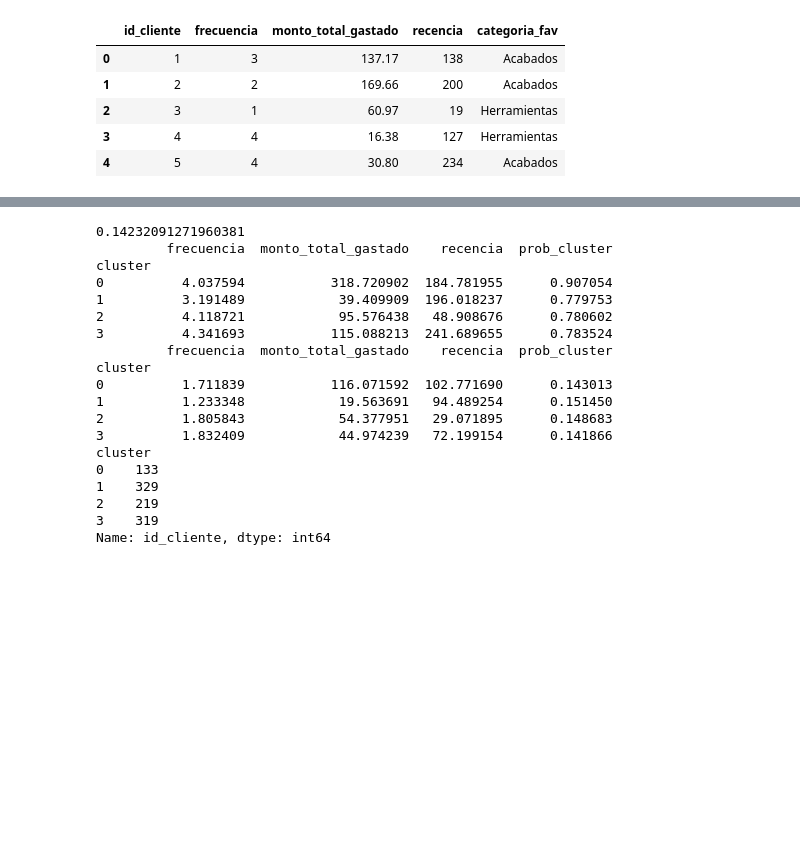
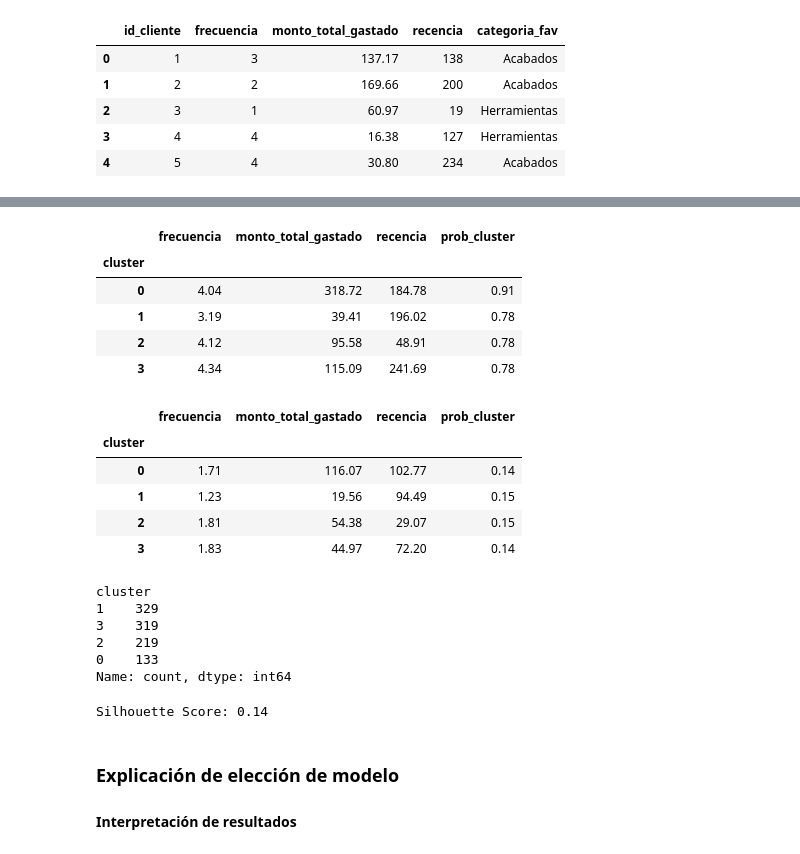
Before and after one commit to gian-castillero/prueba-tecnica-cochez, a Jupyter notebook: sistema-recomendacion.ipynb, the cells around one changed output, grey strips where cells are left out. Drawn from its saved outputs; the diff is of its cells as text; code cells hidden in the pictures; blank space fills up the shorter version.

```diff
--- a/sistema-recomendacion.ipynb
+++ b/sistema-recomendacion.ipynb
@@ -84,41 +94,55 @@ plt.show
 # %%
 from sklearn.metrics import silhouette_score
 
 # Número óptimo de clusters minimizando BIC
 k = k_values[np.argmin(bic)]
 
 # Modelo con número optimo de clusters
 gmm = GaussianMixture(n_components=k, random_state=220516)
 gmm.fit(X_scaled)
 
 # Asignar el cluster y probabilidad a cada cliente
 df["cluster"] = gmm.predict(X_scaled)
 df["prob_cluster"] = gmm.predict_proba(X_scaled).max(axis=1)
 
-# Calcular el silhouette score
-silhouette = silhouette_score(X_scaled, df["cluster"])
-print(silhouette)
-
-print(df.groupby("cluster")[["frecuencia", "monto_total_gastado", "recencia", "prob_cluster"]].mean())
-print(df.groupby("cluster")[["frecuencia", "monto_total_gastado", "recencia", "prob_cluster"]].std())
-print(df.groupby("cluster")["id_cliente"].count())
+#Promedio por cluster
+df.groupby("cluster")[["frecuencia", "monto_total_gastado", "recencia", "prob_cluster"]].mean().round(2)
 # %% [output]
-0.14232091271960381
-         frecuencia  monto_total_gastado    recencia  prob_cluster
-cluster
-0          4.037594           318.720902  184.781955      0.907054
-1          3.191489            39.409909  196.018237      0.779753
-2          4.118721            95.576438   48.908676      0.780602
-3          4.341693           115.088213  241.689655      0.783524
-         frecuencia  monto_total_gastado    recencia  prob_cluster
-cluster
-0          1.711839           116.071592  102.771690      0.143013
-1          1.233348            19.563691   94.489254      0.151450
-2          1.805843            54.377951   29.071895      0.148683
-3          1.832409            44.974239   72.199154      0.141866
-cluster
-0    133
-1    329
-2    219
-3    319
-Name: id_cliente, dtype: int64
+|  | frecuencia | monto_total_gastado | recencia | prob_cluster |
+| cluster |  |  |  |  |
+| 0 | 4.04 | 318.72 | 184.78 | 0.91 |
+| 1 | 3.19 | 39.41 | 196.02 | 0.78 |
+| 2 | 4.12 | 95.58 | 48.91 | 0.78 |
+| 3 | 4.34 | 115.09 | 241.69 | 0.78 |
+# %%
+#Desviación estándar por cluster
+df.groupby("cluster")[["frecuencia", "monto_total_gastado", "recencia", "prob_cluster"]].std().round(2)
+# %% [output]
+|  | frecuencia | monto_total_gastado | recencia | prob_cluster |
+| cluster |  |  |  |  |
+| 0 | 1.71 | 116.07 | 102.77 | 0.14 |
+| 1 | 1.23 | 19.56 | 94.49 | 0.15 |
+| 2 | 1.81 | 54.38 | 29.07 | 0.15 |
+| 3 | 1.83 | 44.97 | 72.20 | 0.14 |
+# %%
+# Clientes por cluster
+df["cluster"].value_counts()
+# %% [output]
+cluster
+1    329
+3    319
+2    219
+0    133
+Name: count, dtype: int64
+# %%
+# Calcular el silhouette score
+silhouette = silhouette_score(X_scaled, df["cluster"])
+print("Silhouette Score:", f"{silhouette:.2f}")
+# %% [output]
+Silhouette Score: 0.14
+# %% [markdown]
+### Explicación de elección de modelo
+
+
+
+#### Interpretación de resultados
```
Also changed, not shown: parts of 3 cells of this notebook.
